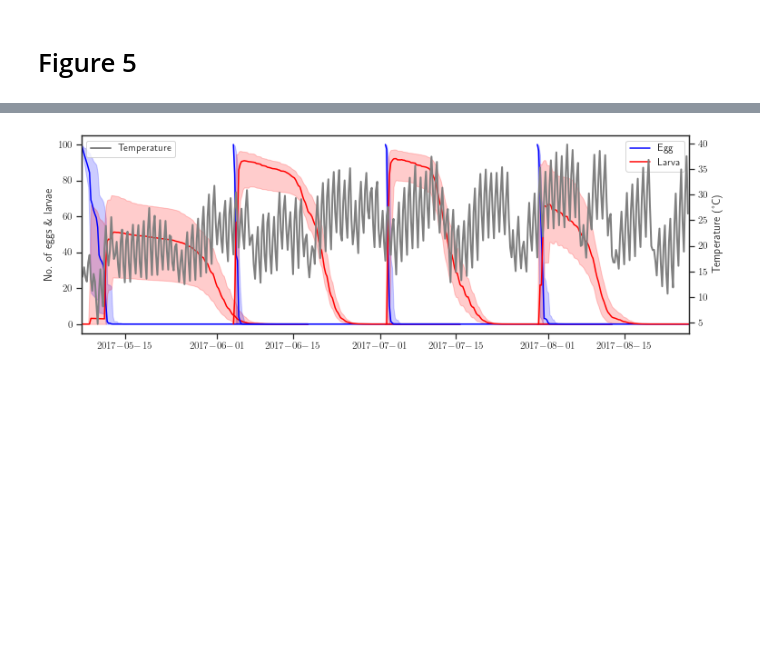
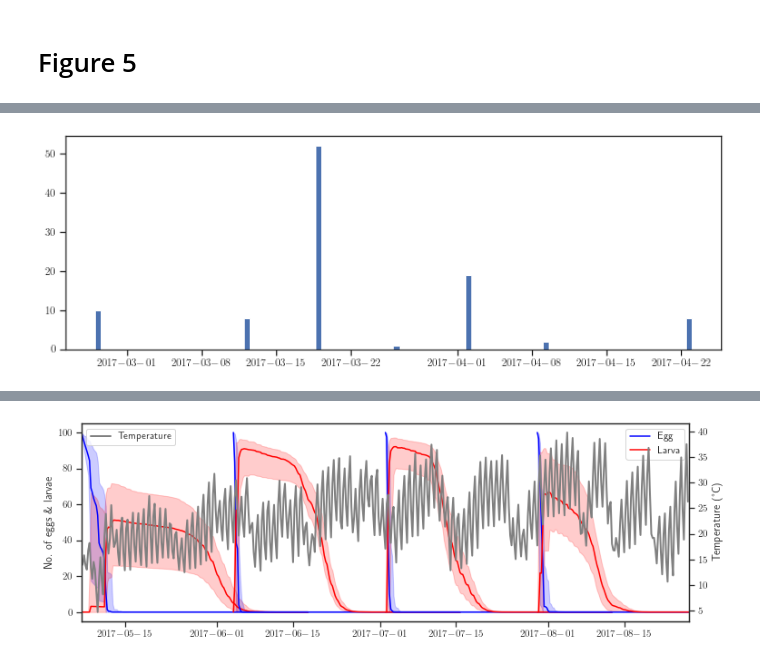
Before and after one commit to kerguler/sPop2-figures, a Jupyter notebook: figures_paper.ipynb, the cells around one changed output, grey strips where cells are left out. Drawn from its saved outputs; the diff is of its cells as text; code cells hidden in the pictures; blank space fills up the shorter version.

```diff
--- a/figures_paper.ipynb
+++ b/figures_paper.ipynb
@@ -508,0 +509,3 @@ plt.rcParams['figure.figsize'] = fig_size
+# %%
+for i in numpy.argsort(tmp):
+    print("%s -> %s %s" %(tmp[i],m[i], "*" if m[i] > datetime(2017,5,25) else ""))
@@ -508,0 +530,13 @@ plt.rcParams['figure.figsize'] = fig_size
+# %%
+tmp = []
+for i in range(ret.shape[0]):
+    t = tm[~numpy.isnan(numpy.array(ret[i,:,2],dtype=numpy.float64))]
+    tt = c[i][~numpy.isnan(numpy.array(ret[i,:,2],dtype=numpy.float64))]
+    tmp.append(t[tt==numpy.min(tt)][0])
+tmp = numpy.array(tmp)
+plt.rcParams.update({'font.size': 14})
+plt.rcParams['figure.figsize'] = [12, 4]
+plt.hist(tmp,bins=100)
+plt.show()
+# %% [output]
+[figure, added]
```
Also changed, not shown: parts of 5 cells of this notebook, 2 other files.
